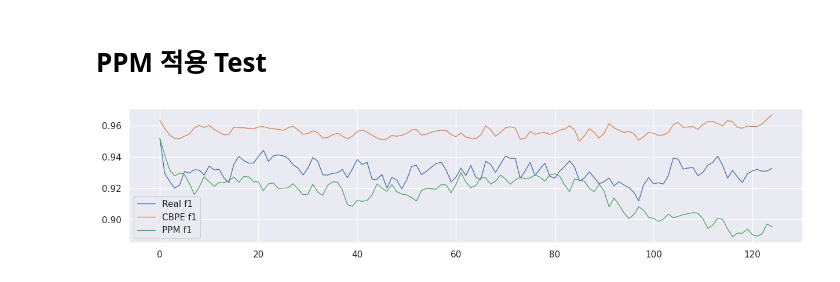
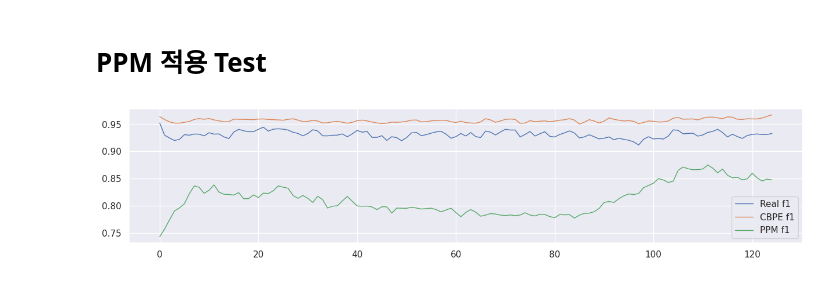
Before and after one commit to dolmani38/concept_drift, a Jupyter notebook: CBPE_0915.ipynb, the cells around one changed output. Saved outputs shown, nothing was run; the diff lists cells and outputs as text; code cells hidden in the pictures.

```diff
--- a/CBPE_0915.ipynb
+++ b/CBPE_0915.ipynb
@@ -1072,7 +1072,7 @@ def adjust_pred(y,param):
             return 0
 
 # 이 변수는
-r_param = 0.25
+r_param = 0.2
 sample_count = 500
 drifts = []
 f1s = []
@@ -1081,7 +1081,7 @@ for i in tqdm(range(sample_count)):
 
 
     gen_x = tvae_model.sample(train_size).values
-    gen_y = [ adjust_pred(p,r_param) for p in model.predict_proba(gen_x)[:,1]]
+    gen_y = [ adjust_pred(p,r_param) for p in model.predict_proba(scaler.transform(gen_x))[:,1]]
     '''
     gen_df = tvae_model.sample(train_size)
     gen_x = gen_df.values[:,0:4]
@@ -1132,11 +1132,11 @@ for x_chunk,y_chunk in zip(tqdm(x_live_chunk),y_live_chunk):
 # %%
 av = (real_f1s[0] - ppm_f1s[0])
 
 plt.figure(figsize=(15,3))
 plt.plot(real_f1s,linewidth=1,label='Real f1')
 plt.plot(cbpe_f1s,linewidth=1,label='CBPE f1')
-plt.plot(ppm_f1s+av,linewidth=1,label='PPM f1')
+plt.plot(ppm_f1s,linewidth=1,label='PPM f1')
 plt.legend()
 plt.show()
 # %% [output]
-[figure, old version]
+[figure, new version]
```
Also changed, not shown: parts of 2 cells of this notebook.
